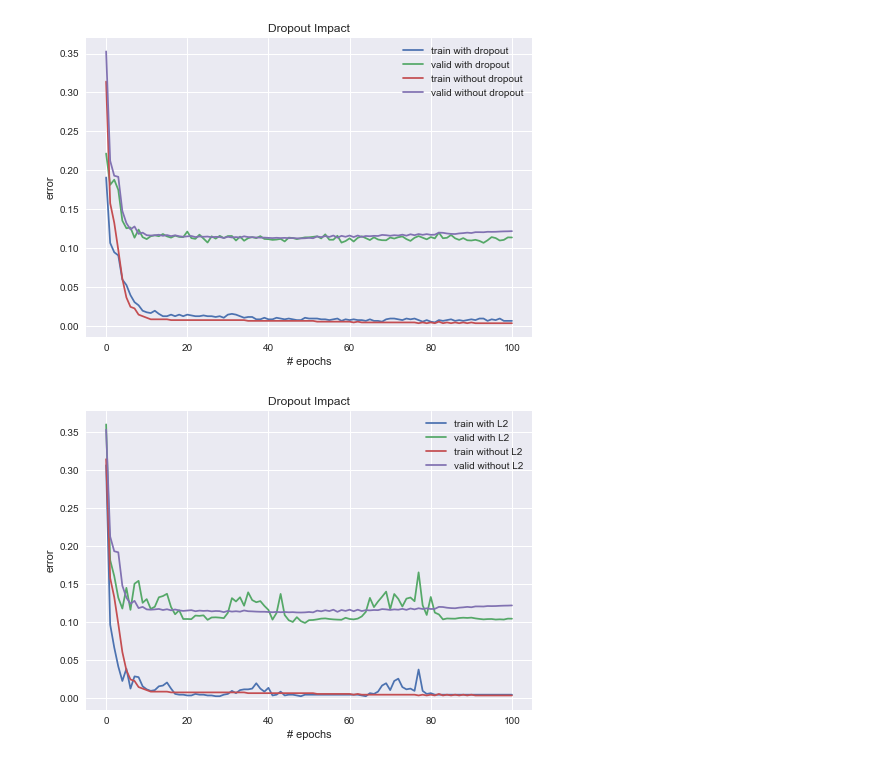
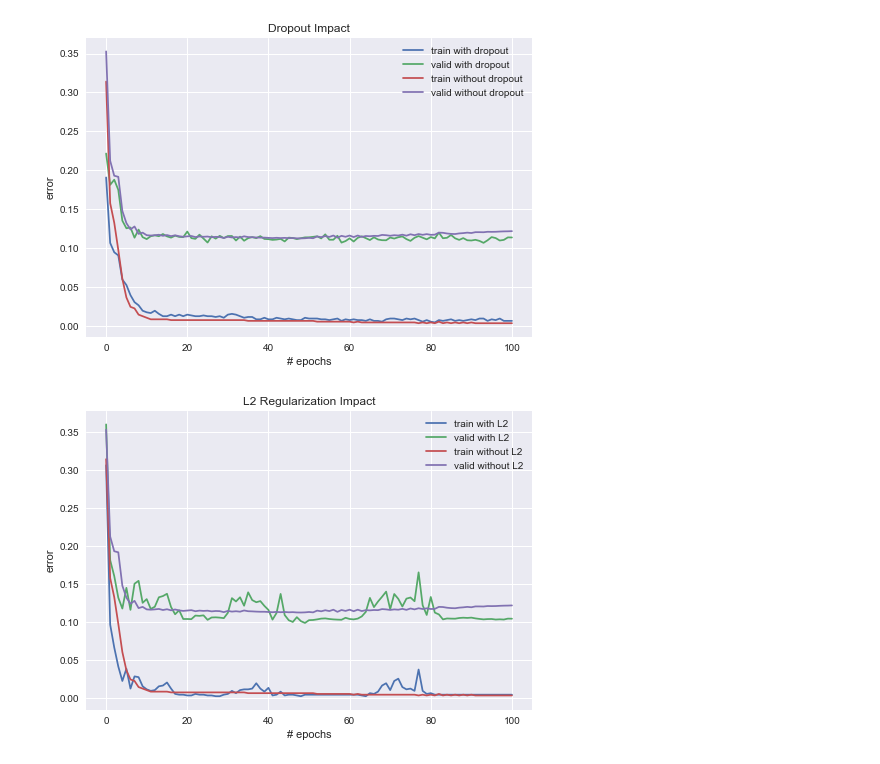
Before and after one commit to 2BH/dl-lab-ws2018, a Jupyter notebook: exercise1/exercise_1.ipynb, the cells around one changed output. Saved outputs shown, nothing was run; the diff lists cells and outputs as text; code cells hidden in the pictures.

Commit message:
correct a figure and rerun the notebook

```diff
--- a/exercise1/exercise_1.ipynb
+++ b/exercise1/exercise_1.ipynb
@@ -1103,16 +1103,16 @@ without_drop_valid_error = nn.valid_error
 # %%
 epochs = np.arange(0, max_epochs+1)
 full_train_error = nn.train_error
 full_test_error = nn.valid_error
 plt.plot(epochs, with_drop_train_error, label = "train with L2")
 plt.plot(epochs, with_drop_valid_error, label = "valid with L2")
 plt.plot(epochs, without_drop_train_error, label = "train without L2")
 plt.plot(epochs, without_drop_valid_error, label = "valid without L2")
 plt.grid(True)
 plt.xlabel("# epochs")
 plt.ylabel("error")
 plt.legend()
-plt.title("Dropout Impact")
+plt.title("L2 Regularization Impact")
 plt.show()
 # %% [output]
-[figure, old version]
+[figure, new version]
```
Also changed, not shown: parts of 2 cells of this notebook, 2 other files.
